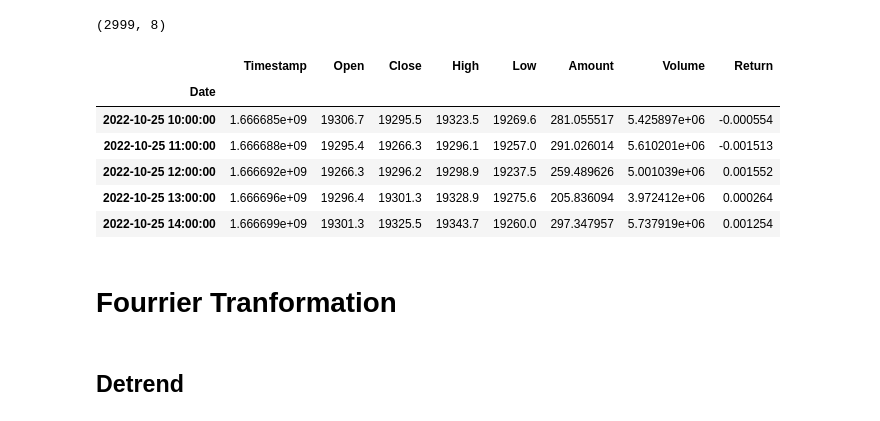
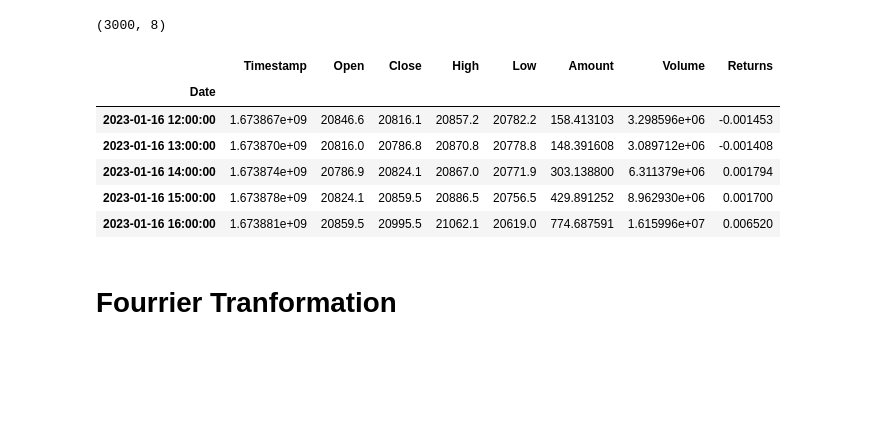
Before and after one commit to BaptisteZloch/Frequency-transformation-and-analysis, a Jupyter notebook: src/01_Fourrier_smoothing.ipynb, the cells around one changed output. Cells and saved outputs as stored; diff of their text form; code cells hidden in the pictures; blank space fills up the shorter version.

```diff
--- a/src/01_Fourrier_smoothing.ipynb
+++ b/src/01_Fourrier_smoothing.ipynb
@@ -13,17 +17,17 @@ from modules.data_fetcher import download_historical_data
 # %%
-SYMBOL= 'BTC-USDT'
+SYMBOL = "BTC-USDT"
+TIMEFRAME = "1hour"
+df = download_crypto_historical_data(SYMBOL, TIMEFRAME).iloc[-3000:]
 
-df = download_historical_data(SYMBOL,'1hour').iloc[-3000:]
-df["Return"] = df.Close.pct_change()
 df.dropna(inplace=True)
 print(df.shape)
 df.head()
 # %% [output]
-(2999, 8)
+(3000, 8)
-|  | Timestamp | Open | Close | High | Low | Amount | Volume | Return |
+|  | Timestamp | Open | Close | High | Low | Amount | Volume | Returns |
 | Date |  |  |  |  |  |  |  |  |
-| 2022-10-25 10:00:00 | 1.666685e+09 | 19306.7 | 19295.5 | 19323.5 | 19269.6 | 281.055517 | 5.425897e+06 | -0.000554 |
-| 2022-10-25 11:00:00 | 1.666688e+09 | 19295.4 | 19266.3 | 19296.1 | 19257.0 | 291.026014 | 5.610201e+06 | -0.001513 |
-| 2022-10-25 12:00:00 | 1.666692e+09 | 19266.3 | 19296.2 | 19298.9 | 19237.5 | 259.489626 | 5.001039e+06 | 0.001552 |
-| 2022-10-25 13:00:00 | 1.666696e+09 | 19296.4 | 19301.3 | 19328.9 | 19275.6 | 205.836094 | 3.972412e+06 | 0.000264 |
-| 2022-10-25 14:00:00 | 1.666699e+09 | 19301.3 | 19325.5 | 19343.7 | 19260.0 | 297.347957 | 5.737919e+06 | 0.001254 |
+| 2023-01-16 12:00:00 | 1.673867e+09 | 20846.6 | 20816.1 | 20857.2 | 20782.2 | 158.413103 | 3.298596e+06 | -0.001453 |
+| 2023-01-16 13:00:00 | 1.673870e+09 | 20816.0 | 20786.8 | 20870.8 | 20778.8 | 148.391608 | 3.089712e+06 | -0.001408 |
+| 2023-01-16 14:00:00 | 1.673874e+09 | 20786.9 | 20824.1 | 20867.0 | 20771.9 | 303.138800 | 6.311379e+06 | 0.001794 |
+| 2023-01-16 15:00:00 | 1.673878e+09 | 20824.1 | 20859.5 | 20886.5 | 20756.5 | 429.891252 | 8.962930e+06 | 0.001700 |
+| 2023-01-16 16:00:00 | 1.673881e+09 | 20859.5 | 20995.5 | 21062.1 | 20619.0 | 774.687591 | 1.615996e+07 | 0.006520 |
@@ -30,4 +37,2 @@ df.head()
 # %% [markdown]
 # Fourrier Tranformation
-# %% [markdown]
-## Detrend
```
Also changed, not shown: parts of 10 cells of this notebook, 11 other files.
